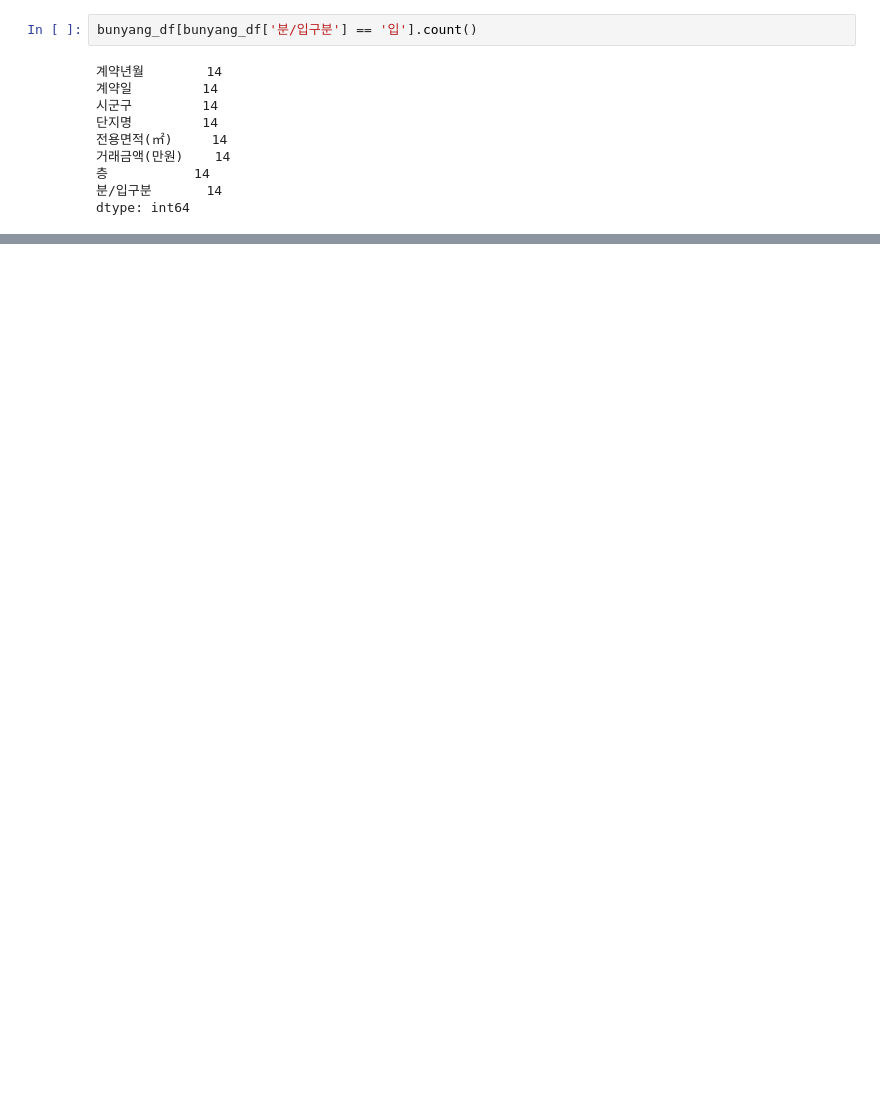
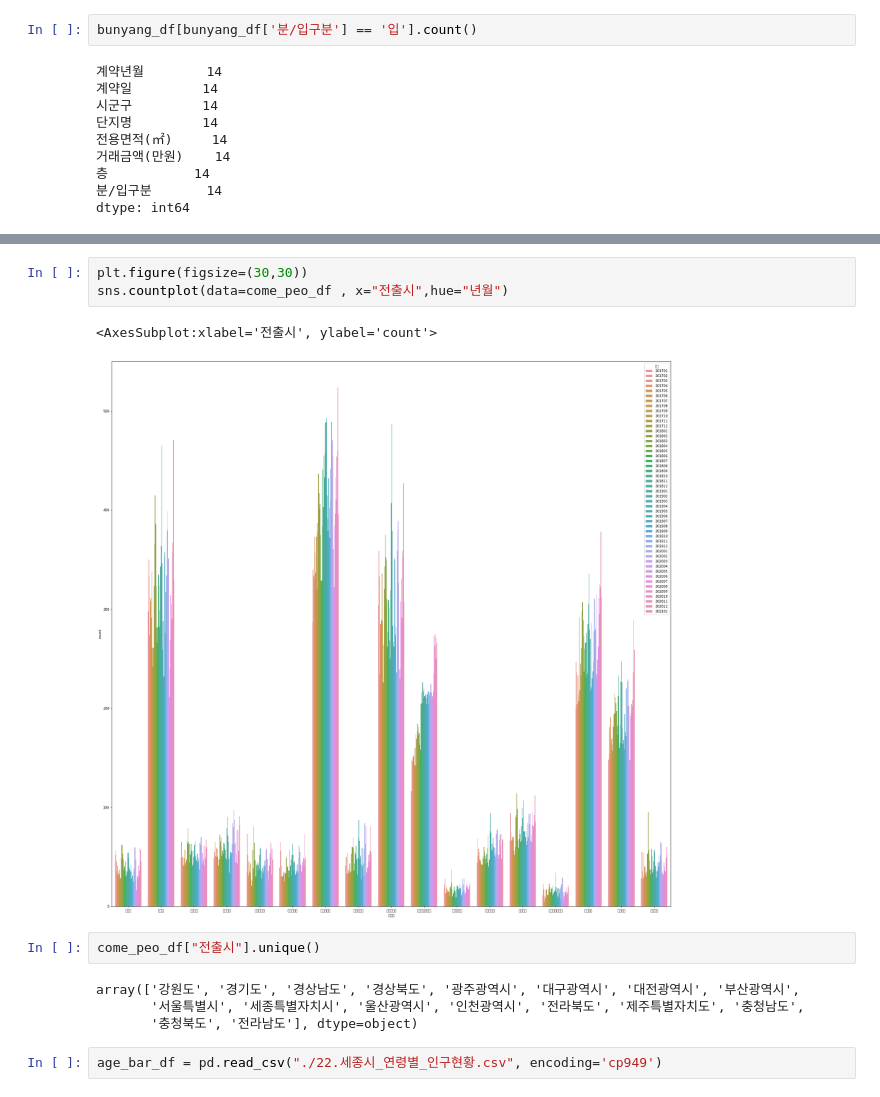
Before and after one commit to hundredeuk2/python, a Jupyter notebook: compas/Sejong/EDA.ipynb, the cells around one changed output, grey strips where cells are left out. Drawn from its saved outputs; the diff is of its cells as text; blank space fills up the shorter version.

```diff
--- a/compas/Sejong/EDA.ipynb
+++ b/compas/Sejong/EDA.ipynb
@@ -87,0 +122,14 @@ sns.countplot(data=bunyang_df, x='계약년월',hue="시군구")
+# %%
+plt.figure(figsize=(30,30))
+sns.countplot(data=come_peo_df , x="전출시",hue="년월")
+# %% [output]
+<AxesSubplot:xlabel='전출시', ylabel='count'>
+[figure, added]
+# %%
+come_peo_df["전출시"].unique()
+# %% [output]
+array(['강원도', '경기도', '경상남도', '경상북도', '광주광역시', '대구광역시', '대전광역시', '부산광역시',
+       '서울특별시', '세종특별자치시', '울산광역시', '인천광역시', '전라북도', '제주특별자치도', '충청남도',
+       '충청북도', '전라남도'], dtype=object)
+# %%
+age_bar_df = pd.read_csv("./22.세종시_연령별_인구현황.csv", encoding='cp949')
```
Also changed, not shown: parts of 26 cells of this notebook.
